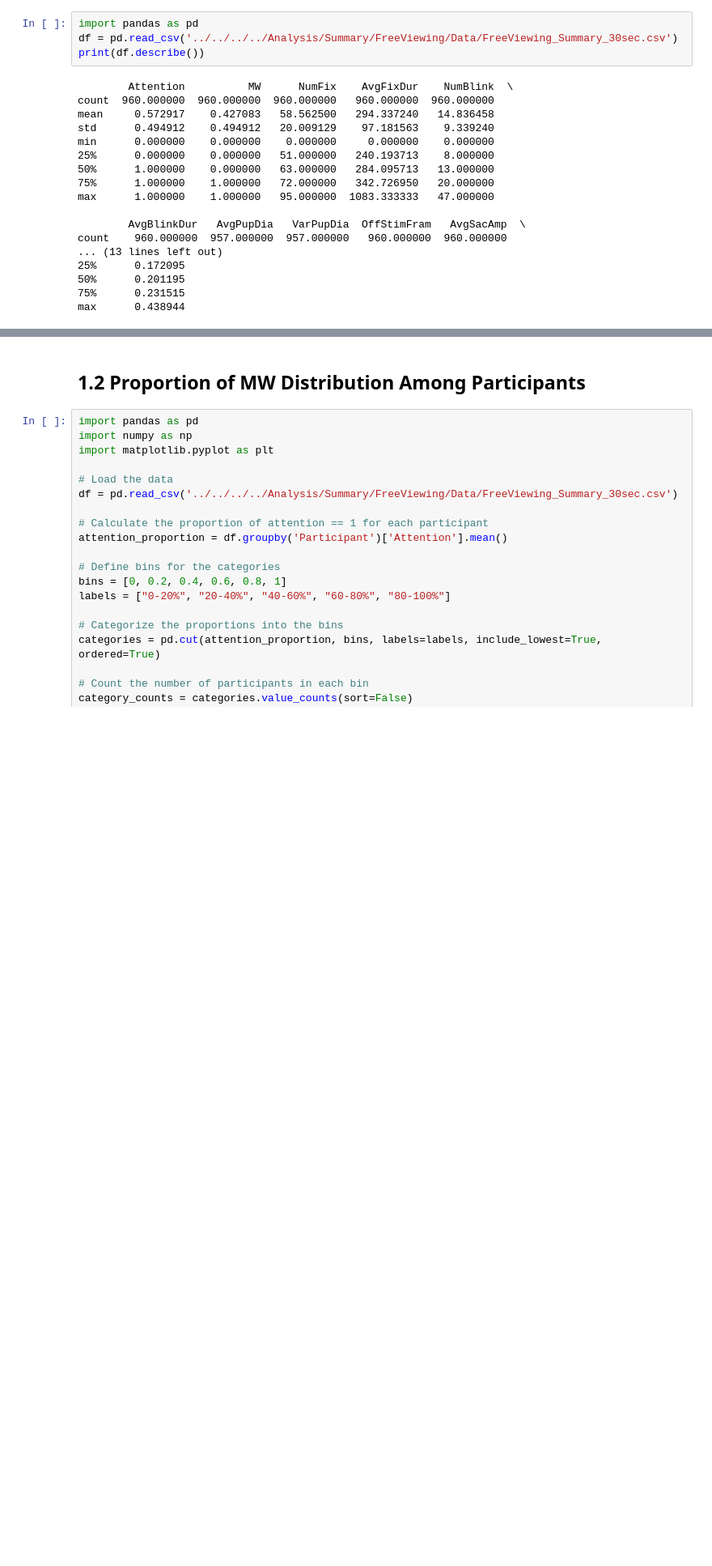
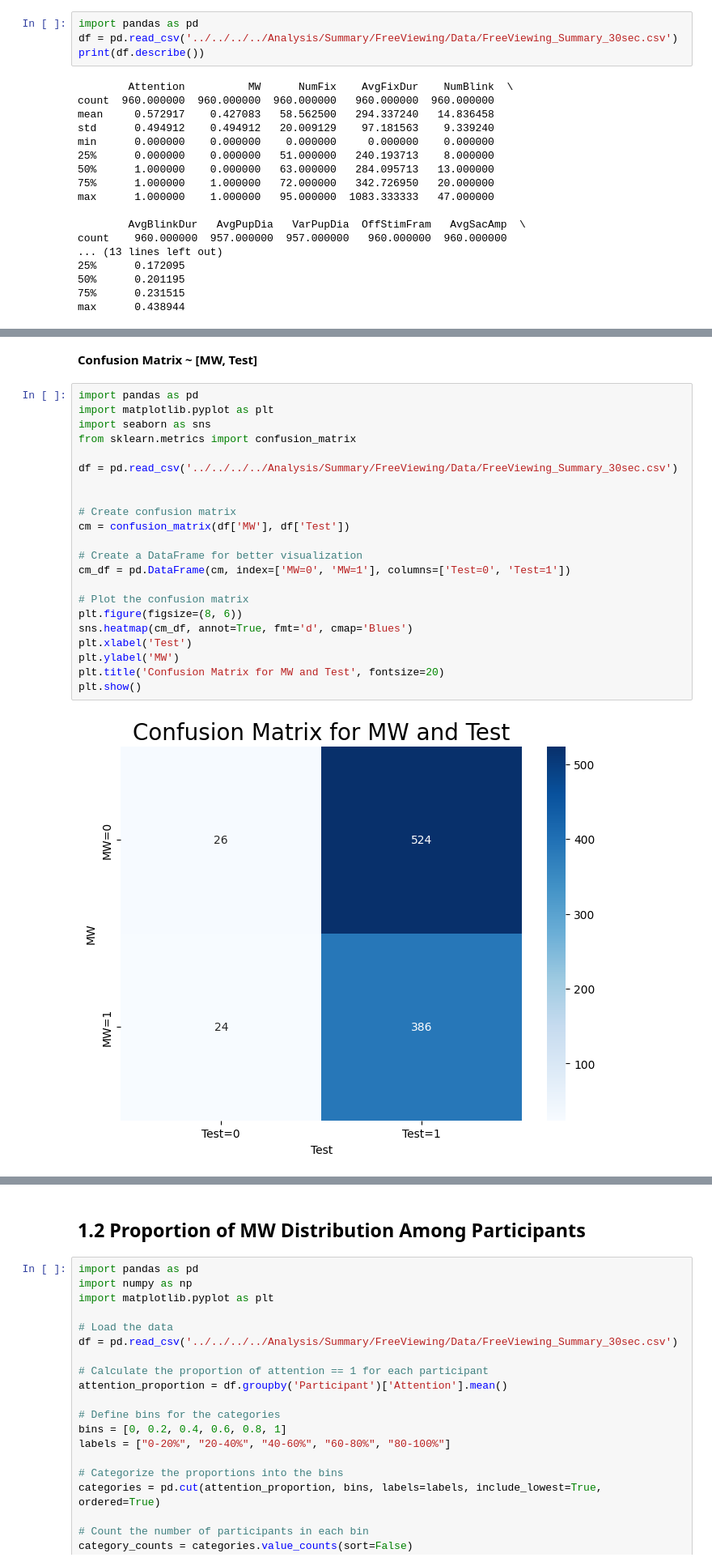
Before and after one commit to shiroyang/Mind-Wandering-Exp, a Jupyter notebook: Analysis/Summary/FreeViewing/Code/visualize_summary.ipynb, the cells around one changed output, grey strips where cells are left out. Shown at 81% size. Drawn from its saved outputs; the diff is of its cells as text; blank space fills up the shorter version.

```diff
--- a/Analysis/Summary/FreeViewing/Code/visualize_summary.ipynb
+++ b/Analysis/Summary/FreeViewing/Code/visualize_summary.ipynb
@@ -210,0 +26,26 @@ plt.show()
+# %% [markdown]
+**Confusion Matrix ~ [MW, Test]**
+# %%
+import pandas as pd
+import matplotlib.pyplot as plt
+import seaborn as sns
+from sklearn.metrics import confusion_matrix
+
+df = pd.read_csv('../../../../Analysis/Summary/FreeViewing/Data/FreeViewing_Summary_30sec.csv')
+
+
+# Create confusion matrix
+cm = confusion_matrix(df['MW'], df['Test'])
+
+# Create a DataFrame for better visualization
+cm_df = pd.DataFrame(cm, index=['MW=0', 'MW=1'], columns=['Test=0', 'Test=1'])
+
+# Plot the confusion matrix
+plt.figure(figsize=(8, 6))
+sns.heatmap(cm_df, annot=True, fmt='d', cmap='Blues')
+plt.xlabel('Test')
+plt.ylabel('MW')
+plt.title('Confusion Matrix for MW and Test', fontsize=20)
+plt.show()
+# %% [output]
+[figure, added]
```
Also changed, not shown: parts of 20 cells of this notebook, 37 other files.
